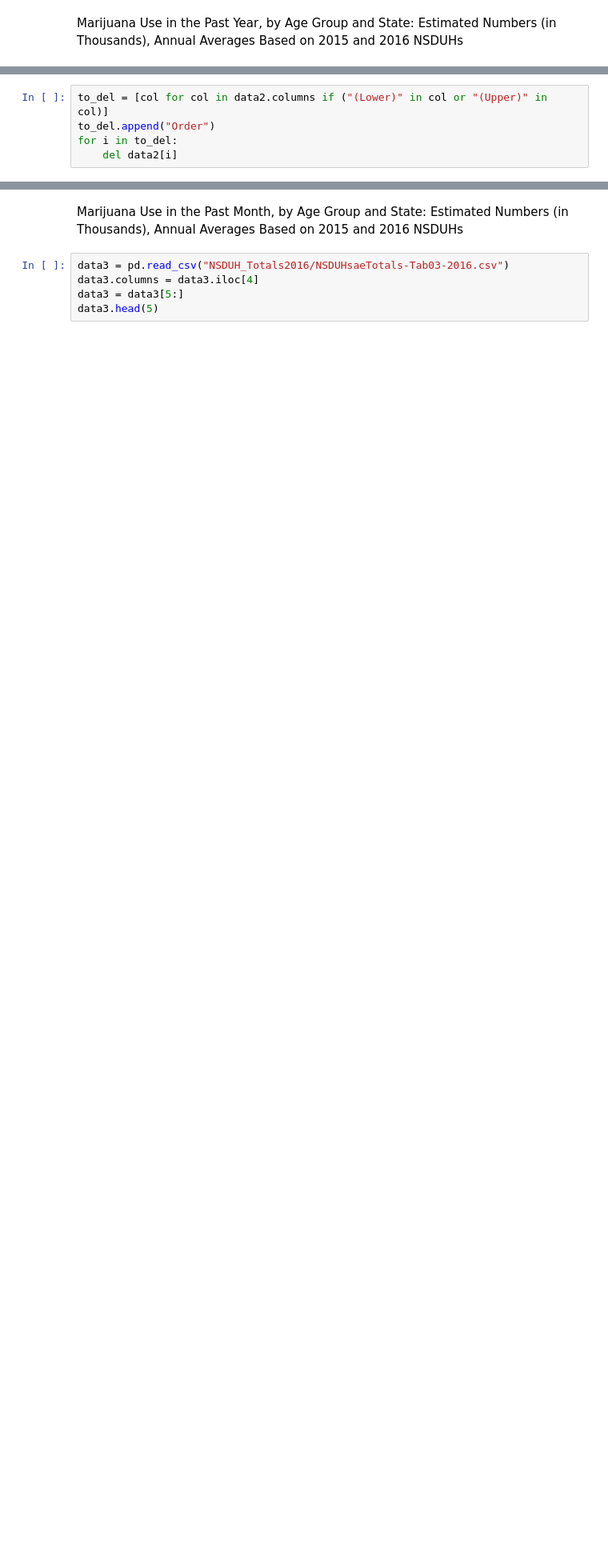
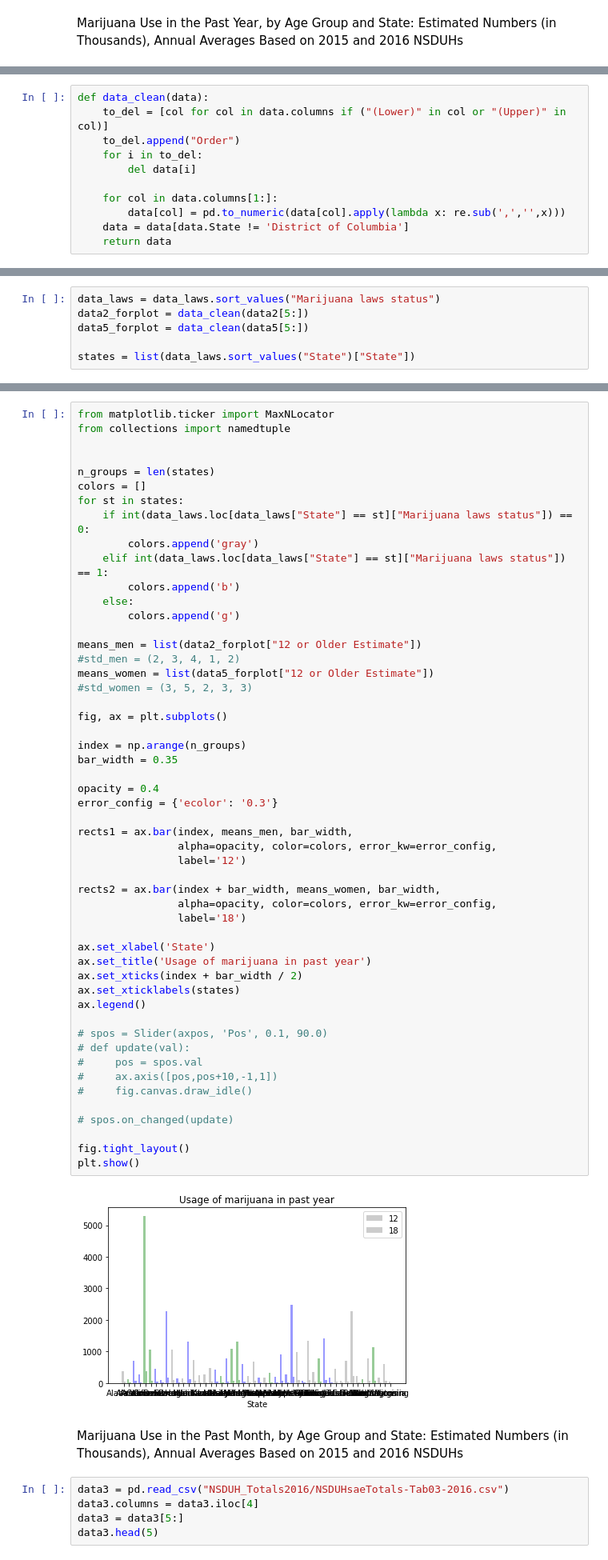
Before and after one commit to st-rom/dataprocessing_project, a Jupyter notebook: project/Project.ipynb, the cells around one changed output, grey strips where cells are left out. Shown: that part at 80% size. Cells and saved outputs as stored; diff of their text form; blank space fills up the shorter version.

```diff
--- a/project/Project.ipynb
+++ b/project/Project.ipynb
@@ -183,5 +184,11 @@ data2.head(6)
 # %%
-to_del = [col for col in data2.columns if ("(Lower)" in col or "(Upper)" in col)]
-to_del.append("Order")
-for i in to_del:
-    del data2[i]
+def data_clean(data):
+    to_del = [col for col in data.columns if ("(Lower)" in col or "(Upper)" in col)]
+    to_del.append("Order")
+    for i in to_del:
+        del data[i]
+
+    for col in data.columns[1:]:
+        data[col] = pd.to_numeric(data[col].apply(lambda x: re.sub(',','',x)))
+    data = data[data.State != 'District of Columbia']
+    return data
@@ -207,0 +195,6 @@ data2
+# %%
+data_laws = data_laws.sort_values("Marijuana laws status")
+data2_forplot = data_clean(data2[5:])
+data5_forplot = data_clean(data5[5:])
+
+states = list(data_laws.sort_values("State")["State"])
@@ -208,3 +206,57 @@ data2
+# %%
+from matplotlib.ticker import MaxNLocator
+from collections import namedtuple
+
+
+n_groups = len(states)
+colors = []
+for st in states:
+    if int(data_laws.loc[data_laws["State"] == st]["Marijuana laws status"]) == 0:
+        colors.append('gray')
+    elif int(data_laws.loc[data_laws["State"] == st]["Marijuana laws status"]) == 1:
+        colors.append('b')
+    else:
+        colors.append('g')
+
+means_men = list(data2_forplot["12 or Older Estimate"])
+#std_men = (2, 3, 4, 1, 2)
+means_women = list(data5_forplot["12 or Older Estimate"])
+#std_women = (3, 5, 2, 3, 3)
+
+fig, ax = plt.subplots()
+
+index = np.arange(n_groups)
+bar_width = 0.35
+
+opacity = 0.4
+error_config = {'ecolor': '0.3'}
+
+rects1 = ax.bar(index, means_men, bar_width,
+                alpha=opacity, color=colors, error_kw=error_config,
+                label='12')
+
+rects2 = ax.bar(index + bar_width, means_women, bar_width,
+                alpha=opacity, color=colors, error_kw=error_config,
+                label='18')
+
+ax.set_xlabel('State')
+ax.set_title('Usage of marijuana in past year')
+ax.set_xticks(index + bar_width / 2)
+ax.set_xticklabels(states)
+ax.legend()
+
+# spos = Slider(axpos, 'Pos', 0.1, 90.0)
+# def update(val):
+#     pos = spos.val
+#     ax.axis([pos,pos+10,-1,1])
+#     fig.canvas.draw_idle()
+
+# spos.on_changed(update)
+
+fig.tight_layout()
+plt.show()
+# %% [output]
+[figure, added]
 # %% [markdown]
 Marijuana Use in the Past Month, by Age Group and State: Estimated Numbers (in Thousands), Annual Averages Based on 2015 and 2016 NSDUHs
 # %%
```
Also changed, not shown: parts of 14 cells of this notebook.
